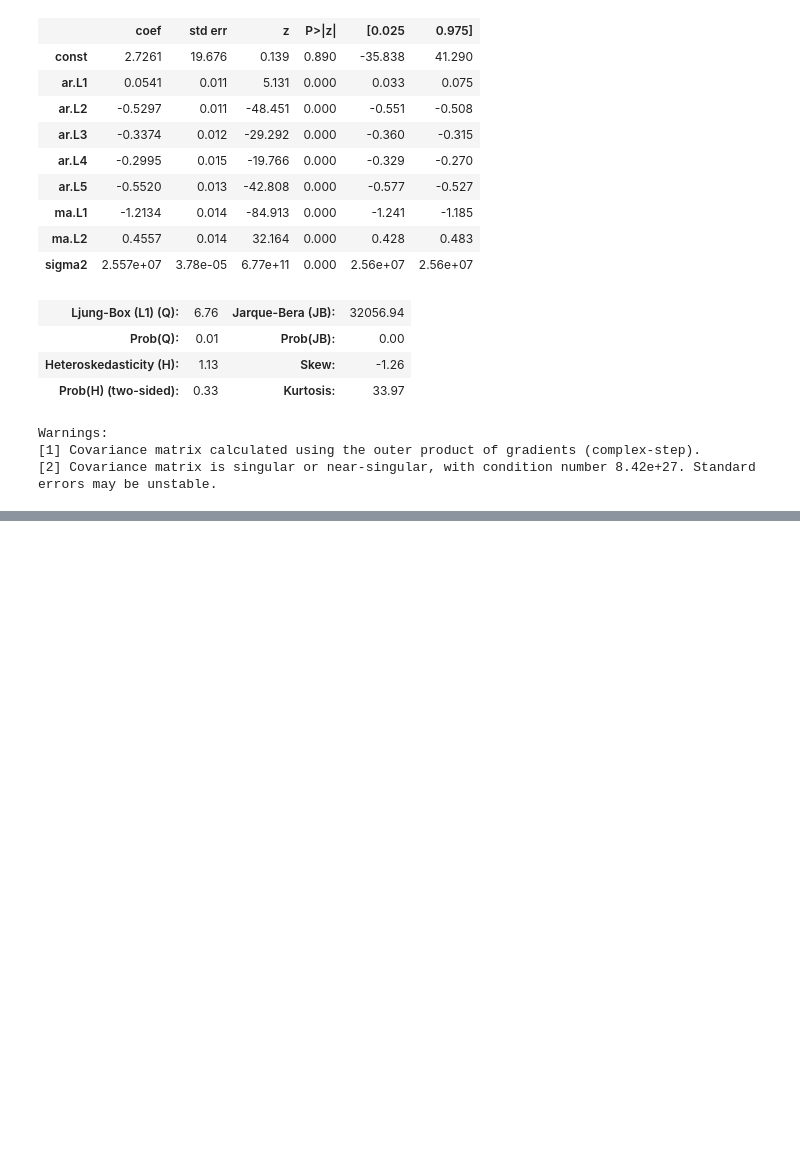
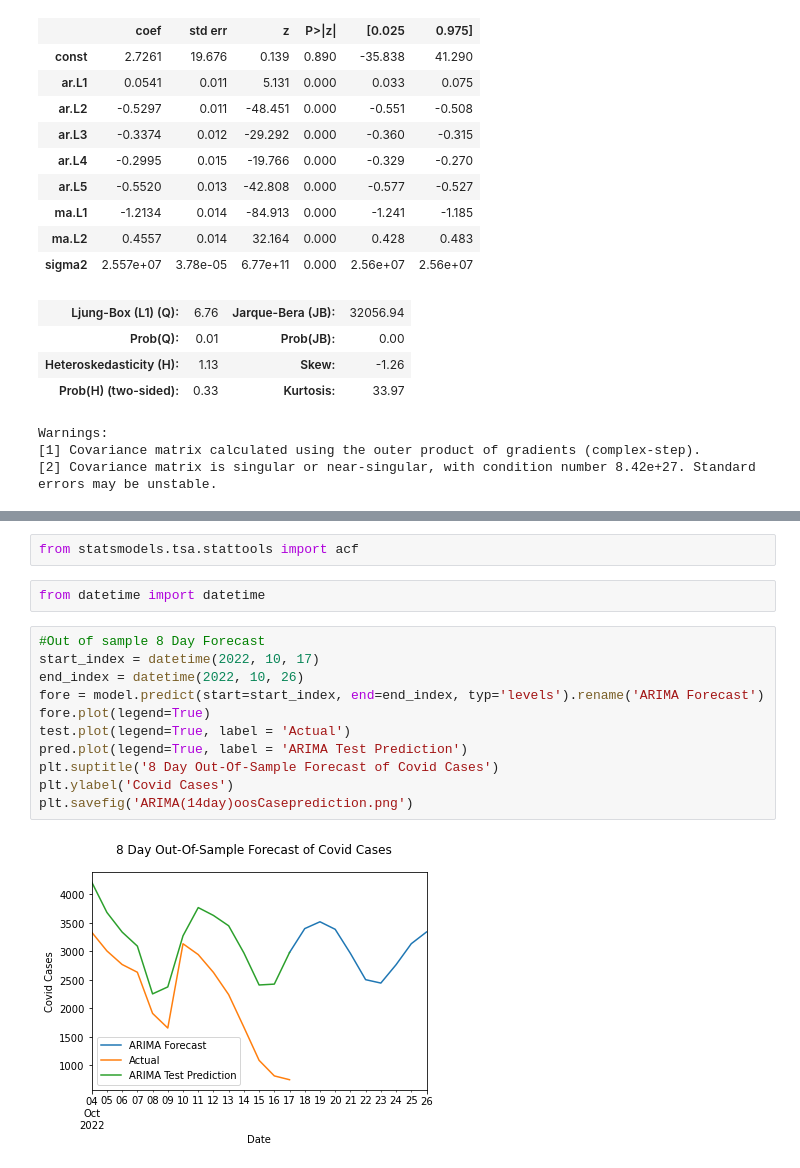
Before and after one commit to Shafaqsy/Covid_19_Vaccination_Effects, a Jupyter notebook: ARIMACovidCases.ipynb, the cells around one changed output, grey strips where cells are left out. Saved outputs shown, nothing was run; the diff lists cells and outputs as text; blank space fills up the shorter version.

```diff
--- a/ARIMACovidCases.ipynb
+++ b/ARIMACovidCases.ipynb
@@ -185,0 +271,17 @@ print(rmse)
+# %%
+from statsmodels.tsa.stattools import acf
+# %%
+from datetime import datetime
+# %%
+#Out of sample 8 Day Forecast
+start_index = datetime(2022, 10, 17)
+end_index = datetime(2022, 10, 26)
+fore = model.predict(start=start_index, end=end_index, typ='levels').rename('ARIMA Forecast')
+fore.plot(legend=True)
+test.plot(legend=True, label = 'Actual')
+pred.plot(legend=True, label = 'ARIMA Test Prediction')
+plt.suptitle('8 Day Out-Of-Sample Forecast of Covid Cases')
+plt.ylabel('Covid Cases')
+plt.savefig('ARIMA(14day)oosCaseprediction.png')
+# %% [output]
+[figure, added]
```
Also changed, not shown: parts of 13 cells of this notebook, 1 other file.
